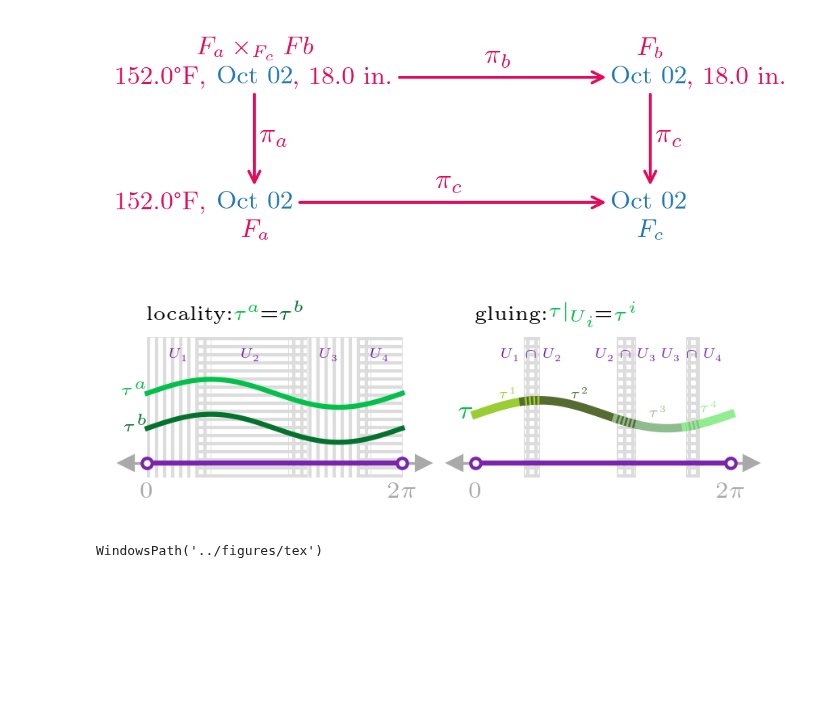
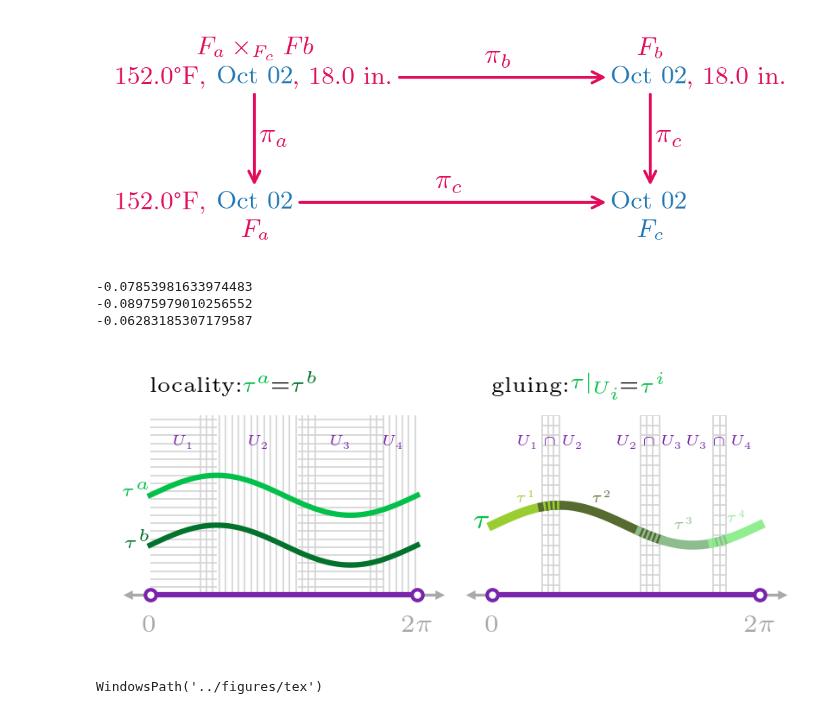
Before and after one commit to story645/team, a Jupyter notebook: paper/figcode/equation_diagrams.ipynb, the cells around one changed output. Saved outputs shown, nothing was run; the diff lists cells and outputs as text; code cells hidden in the pictures; blank space fills up the shorter version.

Commit message:
new xi diagram

```diff
--- a/paper/figcode/equation_diagrams.ipynb
+++ b/paper/figcode/equation_diagrams.ipynb
@@ -34,14 +34,14 @@ mpl.rc("pgf", texsystem = "pdflatex", preamble = "\n".join(
      r'\usepackage{{amsmath}}',
     ]))
 # %%
-def numberline(axes, x, y, width, height, ylim, axes_color='darkgray', xpad=2):
+def numberline(axes, x, y, width, height, ylim, axes_color='darkgray', xpad=2, markersize=4):
     numberline = axes.inset_axes([x, y, width, height])
     numberline.spines[["left", "right", "top"]].set_visible(False)
     numberline.set(xlim=(-xpad, 2*np.pi+xpad), xticks=[0, 2*np.pi],
          xticklabels = ['0', r'$2\pi$'],
          yticks=[], ylim=ylim)
     for (pos, mark) in [(0, "<"), (1, ">")]:
-        numberline.plot(pos,0, mark, color=axes_color, markersize=4,
+        numberline.plot(pos,0, mark, color=axes_color, markersize=markersize,
                          transform=numberline.get_yaxis_transform(), clip_on=False)
     numberline.tick_params('x', direction='inout', colors=axes_color, labelsize=fs['script'])
     numberline.spines['bottom'].set_color(axes_color)
@@ -401,12 +401,12 @@ fig.savefig(paper_path/'f_product.png', bbox_inches='tight')
 # %% [output]
 [figure]
 # %%
-fig, ax = plt.subplots(figsize=(3.5, .75))
+fig, ax = plt.subplots(figsize=(3.25, 1))
 ax.set(xlim=(0,1), ylim=(0,1))
 
 
-loc = numberline(ax, 0, 0, .45, 1, (-.1, .9), xpad=.5)
-glue = numberline(ax, .5, 0, .45, 1, (-.1, .9), xpad=.5)
+loc = numberline(ax, 0, 0, .475, 1, (-.1, .9), xpad=.5, markersize=1)
+glue = numberline(ax, .525, 0, .475, 1, (-.1, .9), xpad=.5, markersize=1)
 
 x = [0, 2*np.pi]
 p_kwargs = dict( marker= 'o', mfc='white', lw=1.5, markersize=3, color=pcd['base'], zorder=10)
@@ -424,11 +424,16 @@ rs = ['yellowgreen', 'darkolivegreen', 'darkseagreen','lightgreen']
 
 olabs = [r"$\tau\vert_{U_1}$", r"$\tau\vert_{U_2}$", r"$\tau\vert_{U_3}$", r"$\tau\vert_{U_4}$"]
 hatch = ["|||||", "-----"]
-span_kw = dict(edgecolor='gainsboro', facecolor='none', lw=.2, alpha=1, zorder=-10)
+span_kw = dict(color='lightgray', lw=.4, alpha=1, zorder=-10)
+
 
 for i, (x1, x2) in enumerate(cover):
     color = opencolor[i%2]
-    l = loc.axvspan(x1, x2, hatch = hatch[i%2], **span_kw )
+    if i%2:
+        loc.vlines(np.arange(x1, x2, .15), ymin=0, ymax=1, **span_kw)
+    else:
+        loc.hlines(np.arange(0,1,.04), xmin=x1, xmax=x2, **span_kw)
+
     loc.text(x1+(x2-x1)/2, .75, f"$U_{i+1}$", size=fs['tiny']-1, ha='center', color=pcd['base'])
 
     xs = np.linspace(x1, x2, 100)
@@ -437,8 +442,11 @@ for i, (x1, x2) in enumerate(cover):
     #glue.annotate(olabs[i], xy=(.5, 0), xycoords=gl, color=sc[0], size=fs['tiny']-1, ha='center', va='top')
 
 for i, (x1, x2) in enumerate(np.vstack([cover[0:-1,1],cover[1:, 0]]).T):
-    for h in hatch:
-        glue.axvspan(x1, x2, hatch=h, **span_kw )
+    print((x2-x1)/5)
+
+    glue.hlines(np.arange(0,1,.05), xmin=x1, xmax=x2, **span_kw)
+    glue.vlines(np.linspace(x1, x2, 4 if i<2 else 3), ymin=0, ymax=1, **span_kw)
+
     glue.text(x1+(x2-x1)/2, .75, f"$U_{i+1}\cap U_{i+2}$", size=fs['tiny']-1, ha='center', color=pcd['base'])
 
     xs = np.linspace(x1, x2, 100)
@@ -451,34 +459,37 @@ s1, = loc.plot(xl, np.sin(xl)*.1 + .5, color=sc[0])
 s2, = loc.plot(xl, np.sin(xl)*.1 + .25, color=sc[1])
 loc.annotate(r"$\tau^{a}$", xy=(0, .6), xycoords=s1, va='center', ha='right',
              size=fs['tiny'], color=sc[0])
 loc.annotate(r"$\tau^{b}$", xy=(0, .6), xycoords=s2, va='center', ha='right',
              size=fs['tiny'], color=sc[1])
 fontsize = fs['script']-1
 loctrans = mtransforms.blended_transform_factory(loc.transData, loc.transAxes)
 title = loc.text(0,1.1, "locality:", fontsize=fontsize, va='bottom', transform=loctrans)
 t1 = loc.annotate(r"$\;\tau^{a}$", xy=(1,0), xycoords=title, va='bottom',
                  ha='left', fontsize=fontsize, color=sc[0])
 eq = loc.annotate(r"$=$", xy=(1,0), xycoords=t1, va='bottom',
                  ha='left', fontsize=fontsize)
 t2 = loc.annotate(r"$\tau^{b}$", xy=(1,0), xycoords=eq, va='bottom',
                  ha='left', fontsize=fontsize, color=sc[1])
 
 tg, = glue.plot(xl, np.sin(xl)*.1 + .35, color='none', ls='-')
 glue.annotate(r"$\tau$",  xy=(-.02, .6), xycoords=tg, va='center', ha='right',
              size=fs['tiny']+3, color=sc[0])
 
 gluetrans = mtransforms.blended_transform_factory(glue.transData, glue.transAxes)
 title = glue.text(0,1.1, "gluing:", fontsize=fontsize, va='bottom', transform=gluetrans)
 t1 = glue.annotate(r"$\;\tau\vert_{U_i}$", xy=(1,.5), xycoords=title, va='center',
                  ha='left', fontsize=fontsize, color=sc[0])
 eq = glue.annotate(r"$=$", xy=(1,.5), xycoords=t1, va='center',
                  ha='left', fontsize=fontsize)
 t2 = glue.annotate(r"$\tau^{i}$", xy=(1,.5), xycoords=eq, va='center',
                  ha='left', fontsize=fontsize, color=sc[0])
 ax.axis('off')
 fig.savefig(paper_path/"sheaf_rules.png", bbox_inches='tight', dpi=300)
 # %% [output]
+-0.07853981633974483
+-0.08975979010256552
+-0.06283185307179587
-[figure, old version]
+[figure, new version]
 # %%
 paper_path
 # %% [output]
```
Also changed, not shown: parts of 1 cell of this notebook, 8 other files.
